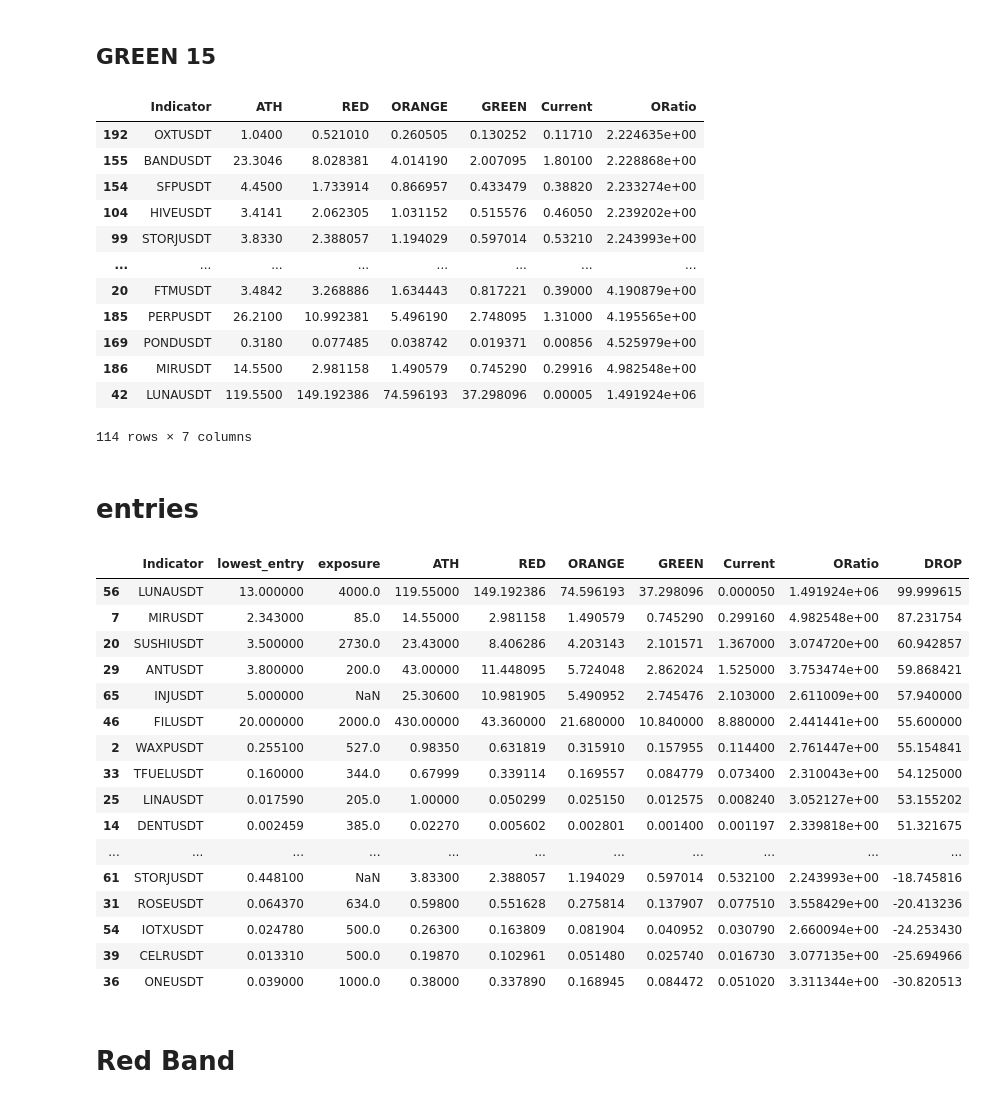
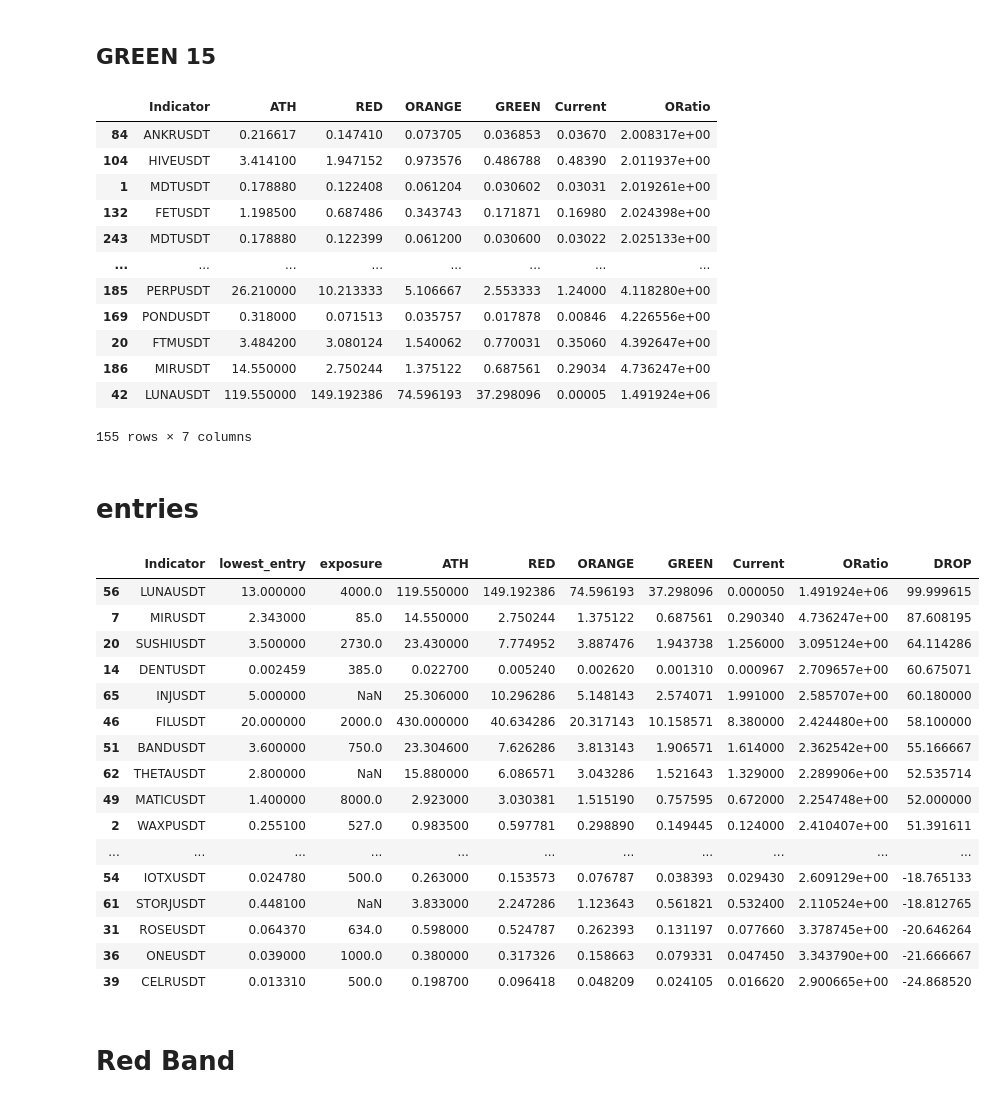
Before and after one commit to hjabbour/ML, a Jupyter notebook: Easyband-Entries.ipynb, the cells around one changed output. Saved outputs shown, nothing was run; the diff lists cells and outputs as text; code cells hidden in the pictures.

```diff
--- a/Easyband-Entries.ipynb
+++ b/Easyband-Entries.ipynb
@@ -340,7 +339,7 @@ test
 display = display.loc[:]
 display['ORatio'] = display['ORANGE']/display['Current']
 #display = display.loc[display.Current < display.GREEN*1.05]
-display = display.loc[display.Current < display.GREEN*0.9]
+display = display.loc[display.Current < display.GREEN]
 
 #display = display.loc[display['CLOSERATIO']> 0.01]
 display
@@ -348,25 +347,25 @@ display
 #display
 # %% [output]
 |  | Indicator | ATH | RED | ORANGE | GREEN | Current | ORatio |
-| 192 | OXTUSDT | 1.0400 | 0.521010 | 0.260505 | 0.130252 | 0.11710 | 2.224635e+00 |
-| 155 | BANDUSDT | 23.3046 | 8.028381 | 4.014190 | 2.007095 | 1.80100 | 2.228868e+00 |
-| 154 | SFPUSDT | 4.4500 | 1.733914 | 0.866957 | 0.433479 | 0.38820 | 2.233274e+00 |
-| 104 | HIVEUSDT | 3.4141 | 2.062305 | 1.031152 | 0.515576 | 0.46050 | 2.239202e+00 |
-| 99 | STORJUSDT | 3.8330 | 2.388057 | 1.194029 | 0.597014 | 0.53210 | 2.243993e+00 |
+| 84 | ANKRUSDT | 0.216617 | 0.147410 | 0.073705 | 0.036853 | 0.03670 | 2.008317e+00 |
+| 104 | HIVEUSDT | 3.414100 | 1.947152 | 0.973576 | 0.486788 | 0.48390 | 2.011937e+00 |
+| 1 | MDTUSDT | 0.178880 | 0.122408 | 0.061204 | 0.030602 | 0.03031 | 2.019261e+00 |
+| 132 | FETUSDT | 1.198500 | 0.687486 | 0.343743 | 0.171871 | 0.16980 | 2.024398e+00 |
+| 243 | MDTUSDT | 0.178880 | 0.122399 | 0.061200 | 0.030600 | 0.03022 | 2.025133e+00 |
 | ... | ... | ... | ... | ... | ... | ... | ... |
-| 20 | FTMUSDT | 3.4842 | 3.268886 | 1.634443 | 0.817221 | 0.39000 | 4.190879e+00 |
-| 185 | PERPUSDT | 26.2100 | 10.992381 | 5.496190 | 2.748095 | 1.31000 | 4.195565e+00 |
-| 169 | PONDUSDT | 0.3180 | 0.077485 | 0.038742 | 0.019371 | 0.00856 | 4.525979e+00 |
-| 186 | MIRUSDT | 14.5500 | 2.981158 | 1.490579 | 0.745290 | 0.29916 | 4.982548e+00 |
-| 42 | LUNAUSDT | 119.5500 | 149.192386 | 74.596193 | 37.298096 | 0.00005 | 1.491924e+06 |
+| 185 | PERPUSDT | 26.210000 | 10.213333 | 5.106667 | 2.553333 | 1.24000 | 4.118280e+00 |
+| 169 | PONDUSDT | 0.318000 | 0.071513 | 0.035757 | 0.017878 | 0.00846 | 4.226556e+00 |
+| 20 | FTMUSDT | 3.484200 | 3.080124 | 1.540062 | 0.770031 | 0.35060 | 4.392647e+00 |
+| 186 | MIRUSDT | 14.550000 | 2.750244 | 1.375122 | 0.687561 | 0.29034 | 4.736247e+00 |
+| 42 | LUNAUSDT | 119.550000 | 149.192386 | 74.596193 | 37.298096 | 0.00005 | 1.491924e+06 |
-114 rows × 7 columns
+155 rows × 7 columns
 # %% [markdown]
 # entries
 # %%
 
 #entrylist =[['ANKRUSDT',0.07684],['AVAXUSDT',57],['WAXPUSDT',0.3818],['REEFUSDT',0.01131],['LINKUSDT',14.15],['ARUSDT',30],['ATOMUSDT',23],['MIRUSDT',2.343],['ALGOUSDT',0.909],['ZRXUSDT',0.60],['XTZUSDT',2.856],['KSMUSDT',163],['NEARUSDT',14],['WINUSDT',0.0003138],['CELRUSDT',0.05063],['DENTUSDT',0.002459],['LRCUSDT',0.7047],['CRVUSDT',3.529],['IMXUSDT',2.709],['SCRTUSDT',5],['RENUSDT',0.2547],['SUSHIUSDT',4.522],['CAKEUSDT',11.24],['XLMUSDT',0.2109],['HNTUSDT',30],['OMGUSDT',4.5],['LINAUSDT',0.024],['MIRUSDT',2.343],['FLUXUSDT',1.523]]
-entrylist =[['ANKRUSDT',0.05415],['AVAXUSDT',57],['WAXPUSDT',0.2551],['REEFUSDT',0.00806],['LINKUSDT',12],['ARUSDT',23],['ATOMUSDT',9.75],['MIRUSDT',2.343],['ALGOUSDT',0.63],['ZRXUSDT',0.50],['XTZUSDT',2.856],['KSMUSDT',115],['NEARUSDT',10.320],['WINUSDT',0.00025],['DENTUSDT',0.002459],['LRCUSDT',0.677],['CRVUSDT',2.12],['IMXUSDT',1.30],['SCRTUSDT',3.7],['RENUSDT',0.3047],['SUSHIUSDT',3.5],['CAKEUSDT',11.24],['XLMUSDT',0.2109],['HNTUSDT',13.9],['OMGUSDT',4.5],['LINAUSDT',0.01759],['FLUXUSDT',1.523],['SRMUSDT',1.8],['VTHOUSDT',0.0031],['ANTUSDT',3.8],['RAYUSDT',2.5],['ROSEUSDT',0.06437],['MOVRUSDT',33.7],['TFUELUSDT',0.16],['GLMRUSDT',2.311],['COTIUSDT',0.2],['ONEUSDT',0.039],['VETUSDT',0.05138],['RUNEUSDT',3.709],['CELRUSDT',0.01331],['ONTUSDT',0.4652],['GALAUSDT',0.17],['GRTUSDT',0.3164],['DOTUSDT',15],['ZILUSDT',0.04410],['FILUSDT',20],['SCUSDT',0.011],['MATICUSDT',1.4],['FTMUSDT',0.72],['BANDUSDT',3.6],['1INCHUSDT',1.3],['AUDIOUSDT',0.375],['IOTXUSDT','0.02478'],['CTSIUSDT','0.32'],['LUNAUSDT','13'],['SOLUSDT','35'],['MINAUSDT','1.96'],['BTCUSDT','39000'],['ADAUSDT','0.86'],['STORJUSDT','0.4481'],['THETAUSDT','2.8'],['MANAUSDT','1.65'],['PAXGUSDT','1785'],['INJUSDT','5'],['PERPUSDT','2.22']]
-exposurelist =[['ANKRUSDT',311],['AVAXUSDT',2850],['WAXPUSDT',527],['REEFUSDT',700],['LINKUSDT',6000],['ARUSDT',2450],['ATOMUSDT',1863],['MIRUSDT',85],['ALGOUSDT',3300],['ZRXUSDT',245],['XTZUSDT',1200],['KSMUSDT',7800],['NEARUSDT',1360],['WINUSDT',285],['DENTUSDT',385],['LRCUSDT',660],['CRVUSDT',323],['IMXUSDT',269],['SCRTUSDT',601],['RENUSDT',684],['SUSHIUSDT',2730],['CAKEUSDT',4000],['XLMUSDT',368],['HNTUSDT',1250],['OMGUSDT',765],['LINAUSDT',205],['FLUXUSDT',224],['SRMUSDT',587],['VTHOUSDT',413],['ANTUSDT',200],['RAYUSDT',100],['ROSEUSDT',634],['MOVRUSDT',500],['TFUELUSDT',344],['GLMRUSDT',400],['COTIUSDT',500],['ONEUSDT',1000],['VETUSDT',500],['RUNEUSDT',750],['CELRUSDT',500],['ONTUSDT',400],['GALAUSDT',650],['GRTUSDT',1700],['DOTUSDT',10000],['ZILUSDT',1000],['FILUSDT',2000],['SCUSDT',200],['MATICUSDT',8000],['FTMUSDT',2000],['BANDUSDT',750],['1INCHUSDT',1000],['AUDIOUSDT',700],['IOTXUSDT',500],['CTSIUSDT',325],['LUNAUSDT','4000'],['SOLUSDT','3000'],['DOTUSDT','10000']]
+entrylist =[['ANKRUSDT',0.05415],['AVAXUSDT',33],['WAXPUSDT',0.2551],['REEFUSDT',0.00806],['LINKUSDT',12],['ARUSDT',14],['ATOMUSDT',9.75],['MIRUSDT',2.343],['ALGOUSDT',0.63],['ZRXUSDT',0.50],['XTZUSDT',2.856],['KSMUSDT',115],['NEARUSDT',6.1],['WINUSDT',0.00025],['DENTUSDT',0.002459],['LRCUSDT',0.677],['CRVUSDT',2.12],['IMXUSDT',1.30],['SCRTUSDT',3.7],['RENUSDT',0.3047],['SUSHIUSDT',3.5],['CAKEUSDT',11.24],['XLMUSDT',0.2109],['HNTUSDT',13.9],['OMGUSDT',4.5],['LINAUSDT',0.01759],['FLUXUSDT',1.523],['SRMUSDT',1.8],['VTHOUSDT',0.0031],['ANTUSDT',1.5],['RAYUSDT',2.5],['ROSEUSDT',0.06437],['MOVRUSDT',33.7],['TFUELUSDT',0.13],['GLMRUSDT',2.311],['COTIUSDT',0.2],['ONEUSDT',0.039],['VETUSDT',0.05138],['RUNEUSDT',3.709],['CELRUSDT',0.01331],['ONTUSDT',0.4652],['GALAUSDT',0.17],['GRTUSDT',0.3164],['DOTUSDT',15],['ZILUSDT',0.04410],['FILUSDT',20],['SCUSDT',0.011],['MATICUSDT',1.4],['FTMUSDT',0.31],['BANDUSDT',3.6],['1INCHUSDT',1.3],['AUDIOUSDT',0.375],['IOTXUSDT','0.02478'],['CTSIUSDT','0.32'],['LUNAUSDT','13'],['SOLUSDT','35'],['MINAUSDT','1.96'],['BTCUSDT','39000'],['ADAUSDT','0.51'],['STORJUSDT','0.4481'],['THETAUSDT','2.8'],['MANAUSDT','1.65'],['PAXGUSDT','1785'],['INJUSDT','5'],['PERPUSDT','2.22']]
+exposurelist =[['ANKRUSDT',311],['AVAXUSDT',3500],['WAXPUSDT',527],['REEFUSDT',700],['LINKUSDT',6000],['ARUSDT',2450],['ATOMUSDT',1863],['MIRUSDT',85],['ALGOUSDT',3300],['ZRXUSDT',245],['XTZUSDT',1200],['KSMUSDT',7800],['NEARUSDT',1360],['WINUSDT',285],['DENTUSDT',385],['LRCUSDT',660],['CRVUSDT',323],['IMXUSDT',269],['SCRTUSDT',601],['RENUSDT',684],['SUSHIUSDT',2730],['CAKEUSDT',4000],['XLMUSDT',368],['HNTUSDT',1250],['OMGUSDT',765],['LINAUSDT',205],['FLUXUSDT',224],['SRMUSDT',587],['VTHOUSDT',413],['ANTUSDT',200],['RAYUSDT',100],['ROSEUSDT',634],['MOVRUSDT',500],['TFUELUSDT',344],['GLMRUSDT',400],['COTIUSDT',500],['ONEUSDT',1000],['VETUSDT',500],['RUNEUSDT',750],['CELRUSDT',500],['ONTUSDT',400],['GALAUSDT',650],['GRTUSDT',1700],['DOTUSDT',10000],['ZILUSDT',1000],['FILUSDT',2000],['SCUSDT',200],['MATICUSDT',8000],['FTMUSDT',2000],['BANDUSDT',750],['1INCHUSDT',1000],['AUDIOUSDT',700],['IOTXUSDT',500],['CTSIUSDT',325],['LUNAUSDT','4000'],['SOLUSDT','3000'],['DOTUSDT','10000']]
 startdate = '2021-01-01'
 entries = pd.DataFrame(entrylist, columns =['Indicator', 'lowest_entry'],dtype = float)
 entries
@@ -375,49 +374,49 @@ entries.lowest_entry.astype(float)
 indicator_list = entries['Indicator']
 #indicator_list
 #entries
 entries.to_csv("entries.csv")
 
 exposure = pd.DataFrame(exposurelist, columns =['Indicator', 'exposure'],dtype = float)
 exposure
 exposure.exposure.astype(float)
 #indicator_list
 #entries
 exposure.to_csv("exposure.csv")
 
 entries = entries.merge(exposure ,how="left",on="Indicator")
 #entries
 
 fixentries = entries.merge(display ,how='left',on=['Indicator'])
 #fixentries = fixentries.merge(exposure,how='left',on=['Indicator'])
 #fixentries
 #entries1 = entries.merge(fixentries,how='left',on=['Indicator'])
 fixentries = fixentries.dropna(axis=0,subset=['ATH'])
 fixentries=fixentries.drop_duplicates(subset='Indicator',keep='last')
 fixentries.lowest_entry.astype(float)
 fixentries.Current.astype(float)
 
 
 fixentries['DROP'] = ((fixentries.lowest_entry - fixentries.Current)/fixentries.lowest_entry)*100
 fixentries.sort_values(by=['DROP'],ascending=False,inplace = True)
 fixentries
 # %% [output]
 |  | Indicator | lowest_entry | exposure | ATH | RED | ORANGE | GREEN | Current | ORatio | DROP |
-| 56 | LUNAUSDT | 13.000000 | 4000.0 | 119.55000 | 149.192386 | 74.596193 | 37.298096 | 0.000050 | 1.491924e+06 | 99.999615 |
-| 7 | MIRUSDT | 2.343000 | 85.0 | 14.55000 | 2.981158 | 1.490579 | 0.745290 | 0.299160 | 4.982548e+00 | 87.231754 |
-| 20 | SUSHIUSDT | 3.500000 | 2730.0 | 23.43000 | 8.406286 | 4.203143 | 2.101571 | 1.367000 | 3.074720e+00 | 60.942857 |
-| 29 | ANTUSDT | 3.800000 | 200.0 | 43.00000 | 11.448095 | 5.724048 | 2.862024 | 1.525000 | 3.753474e+00 | 59.868421 |
-| 65 | INJUSDT | 5.000000 | NaN | 25.30600 | 10.981905 | 5.490952 | 2.745476 | 2.103000 | 2.611009e+00 | 57.940000 |
-| 46 | FILUSDT | 20.000000 | 2000.0 | 430.00000 | 43.360000 | 21.680000 | 10.840000 | 8.880000 | 2.441441e+00 | 55.600000 |
-| 2 | WAXPUSDT | 0.255100 | 527.0 | 0.98350 | 0.631819 | 0.315910 | 0.157955 | 0.114400 | 2.761447e+00 | 55.154841 |
-| 33 | TFUELUSDT | 0.160000 | 344.0 | 0.67999 | 0.339114 | 0.169557 | 0.084779 | 0.073400 | 2.310043e+00 | 54.125000 |
-| 25 | LINAUSDT | 0.017590 | 205.0 | 1.00000 | 0.050299 | 0.025150 | 0.012575 | 0.008240 | 3.052127e+00 | 53.155202 |
-| 14 | DENTUSDT | 0.002459 | 385.0 | 0.02270 | 0.005602 | 0.002801 | 0.001400 | 0.001197 | 2.339818e+00 | 51.321675 |
+| 56 | LUNAUSDT | 13.000000 | 4000.0 | 119.550000 | 149.192386 | 74.596193 | 37.298096 | 0.000050 | 1.491924e+06 | 99.999615 |
+| 7 | MIRUSDT | 2.343000 | 85.0 | 14.550000 | 2.750244 | 1.375122 | 0.687561 | 0.290340 | 4.736247e+00 | 87.608195 |
+| 20 | SUSHIUSDT | 3.500000 | 2730.0 | 23.430000 | 7.774952 | 3.887476 | 1.943738 | 1.256000 | 3.095124e+00 | 64.114286 |
+| 14 | DENTUSDT | 0.002459 | 385.0 | 0.022700 | 0.005240 | 0.002620 | 0.001310 | 0.000967 | 2.709657e+00 | 60.675071 |
+| 65 | INJUSDT | 5.000000 | NaN | 25.306000 | 10.296286 | 5.148143 | 2.574071 | 1.991000 | 2.585707e+00 | 60.180000 |
+| 46 | FILUSDT | 20.000000 | 2000.0 | 430.000000 | 40.634286 | 20.317143 | 10.158571 | 8.380000 | 2.424480e+00 | 58.100000 |
+| 51 | BANDUSDT | 3.600000 | 750.0 | 23.304600 | 7.626286 | 3.813143 | 1.906571 | 1.614000 | 2.362542e+00 | 55.166667 |
+| 62 | THETAUSDT | 2.800000 | NaN | 15.880000 | 6.086571 | 3.043286 | 1.521643 | 1.329000 | 2.289906e+00 | 52.535714 |
+| 49 | MATICUSDT | 1.400000 | 8000.0 | 2.923000 | 3.030381 | 1.515190 | 0.757595 | 0.672000 | 2.254748e+00 | 52.000000 |
+| 2 | WAXPUSDT | 0.255100 | 527.0 | 0.983500 | 0.597781 | 0.298890 | 0.149445 | 0.124000 | 2.410407e+00 | 51.391611 |
 | ... | ... | ... | ... | ... | ... | ... | ... | ... | ... | ... |
-| 61 | STORJUSDT | 0.448100 | NaN | 3.83300 | 2.388057 | 1.194029 | 0.597014 | 0.532100 | 2.243993e+00 | -18.745816 |
-| 31 | ROSEUSDT | 0.064370 | 634.0 | 0.59800 | 0.551628 | 0.275814 | 0.137907 | 0.077510 | 3.558429e+00 | -20.413236 |
-| 54 | IOTXUSDT | 0.024780 | 500.0 | 0.26300 | 0.163809 | 0.081904 | 0.040952 | 0.030790 | 2.660094e+00 | -24.253430 |
-| 39 | CELRUSDT | 0.013310 | 500.0 | 0.19870 | 0.102961 | 0.051480 | 0.025740 | 0.016730 | 3.077135e+00 | -25.694966 |
-| 36 | ONEUSDT | 0.039000 | 1000.0 | 0.38000 | 0.337890 | 0.168945 | 0.084472 | 0.051020 | 3.311344e+00 | -30.820513 |
+| 54 | IOTXUSDT | 0.024780 | 500.0 | 0.263000 | 0.153573 | 0.076787 | 0.038393 | 0.029430 | 2.609129e+00 | -18.765133 |
+| 61 | STORJUSDT | 0.448100 | NaN | 3.833000 | 2.247286 | 1.123643 | 0.561821 | 0.532400 | 2.110524e+00 | -18.812765 |
+| 31 | ROSEUSDT | 0.064370 | 634.0 | 0.598000 | 0.524787 | 0.262393 | 0.131197 | 0.077660 | 3.378745e+00 | -20.646264 |
+| 36 | ONEUSDT | 0.039000 | 1000.0 | 0.380000 | 0.317326 | 0.158663 | 0.079331 | 0.047450 | 3.343790e+00 | -21.666667 |
+| 39 | CELRUSDT | 0.013310 | 500.0 | 0.198700 | 0.096418 | 0.048209 | 0.024105 | 0.016620 | 2.900665e+00 | -24.868520 |
 # %% [markdown]
 # Red Band
 # %%
```
Also changed, not shown: parts of 9 cells of this notebook, 6 other files.
